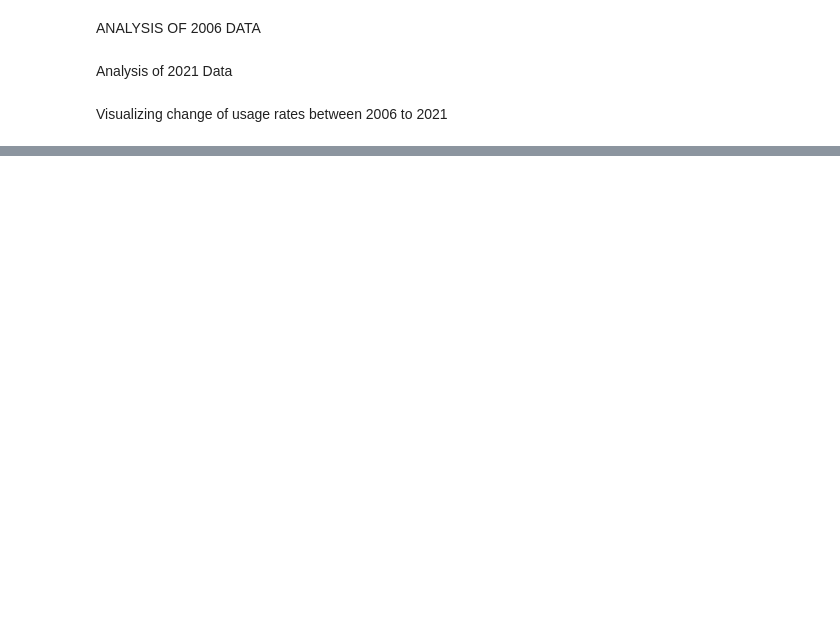
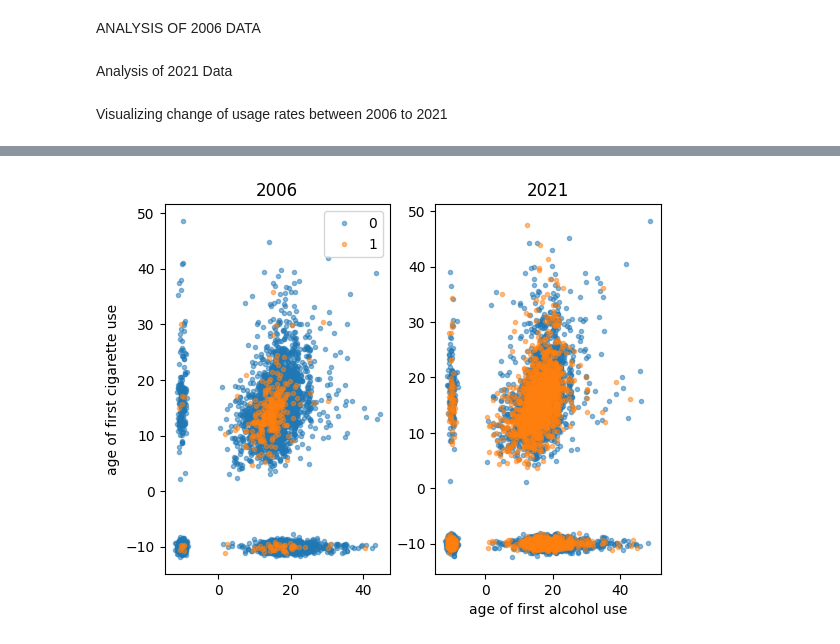
Before and after one commit to HotelTango314/dsa5900, a Jupyter notebook: NSDUH_Explore.ipynb, the cells around one changed output, grey strips where cells are left out. Saved outputs shown, nothing was run; the diff lists cells and outputs as text; code cells hidden in the pictures; blank space fills up the shorter version.

```diff
--- a/NSDUH_Explore.ipynb
+++ b/NSDUH_Explore.ipynb
@@ -167,0 +181,43 @@ plt.show()
+# %%
+six_ageuse = six.loc[six["CATAG3"]==4,age_use2006]
+tw1_ageuse = tw1.loc[tw1["CATAG3"]==4,age_use2021]
+# %%
+for x in age_use2021[0:11]:
+    tw1_ageuse.loc[tw1_ageuse[x]>100,x]=-10
+
+for x in age_use2006[0:11]:
+    six_ageuse.loc[six_ageuse[x]>100,x]=-10
+
+#six_ageuse.loc[six_ageuse['IRCIGAGE']>100,'IRCIGAGE']=-10
+#tw1_ageuse.loc[tw1_ageuse['IRCIGAGE']>100,'IRCIGAGE']=-10
+
+#six_ageuse.loc[six_ageuse['IRALCAGE']>100,'IRALCAGE']=-10
+#tw1_ageuse.loc[tw1_ageuse['IRALCAGE']>100,'IRALCAGE']=-10
+# %%
+def rand_jitter(arr):
+    stdev = .01 * (max(arr) - min(arr))
+    return arr + np.random.randn(len(arr))*stdev
+# %%
+fig, (ax1,ax2) = plt.subplots(1,2)
+#fig.subplots_adjust(vspace=.5)
+
+groups6 = six_ageuse.groupby('CLASS')
+groups21 = tw1_ageuse.groupby('CLASS')
+
+for name,group in groups6:
+    ax1.plot(rand_jitter(group.IRALCAGE),rand_jitter(group.IRCIGAGE),
+            marker='o',linestyle='',markersize=3,label=name,alpha=.5)
+for name,group in groups21:
+    ax2.plot(rand_jitter(group.IRALCAGE),rand_jitter(group.IRCIGAGE),
+             marker='o',linestyle='',markersize=3,label=name,alpha=.5)
+
+
+ax1.set_ylabel('age of first cigarette use')
+ax2.set_xlabel('age of first alcohol use')
+ax1.set_title('2006')
+ax2.set_title('2021')
+ax1.legend()
+
+plt.show()
+# %% [output]
+[figure, added]
```
Also changed, not shown: parts of 10 cells of this notebook.
